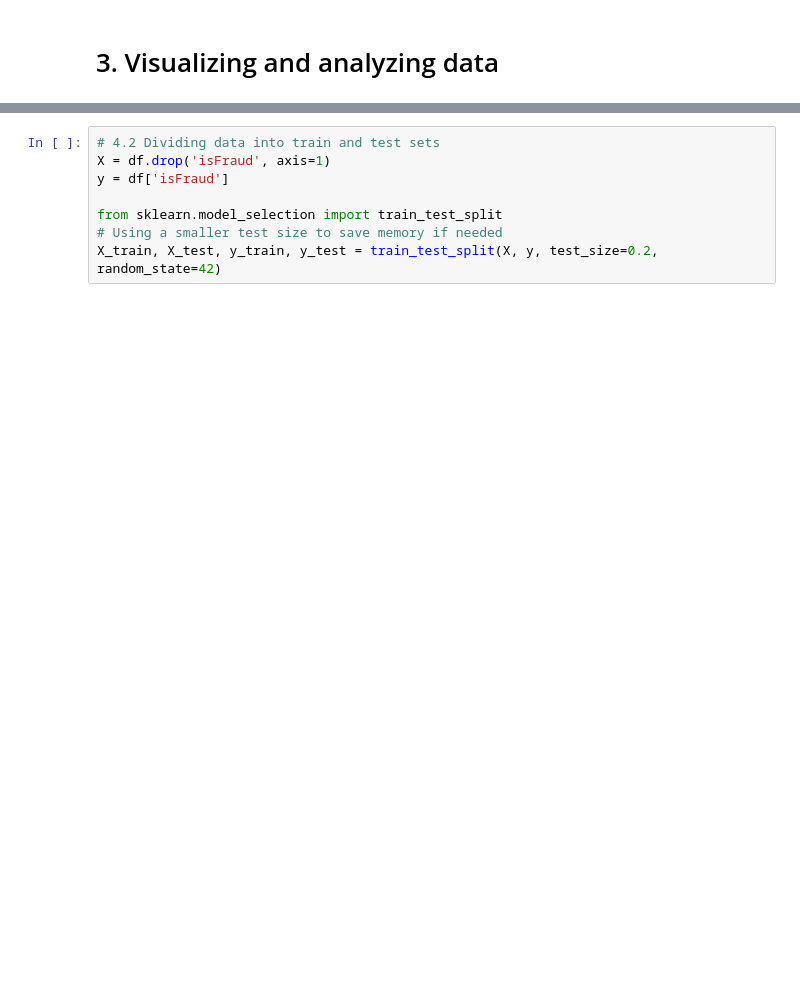
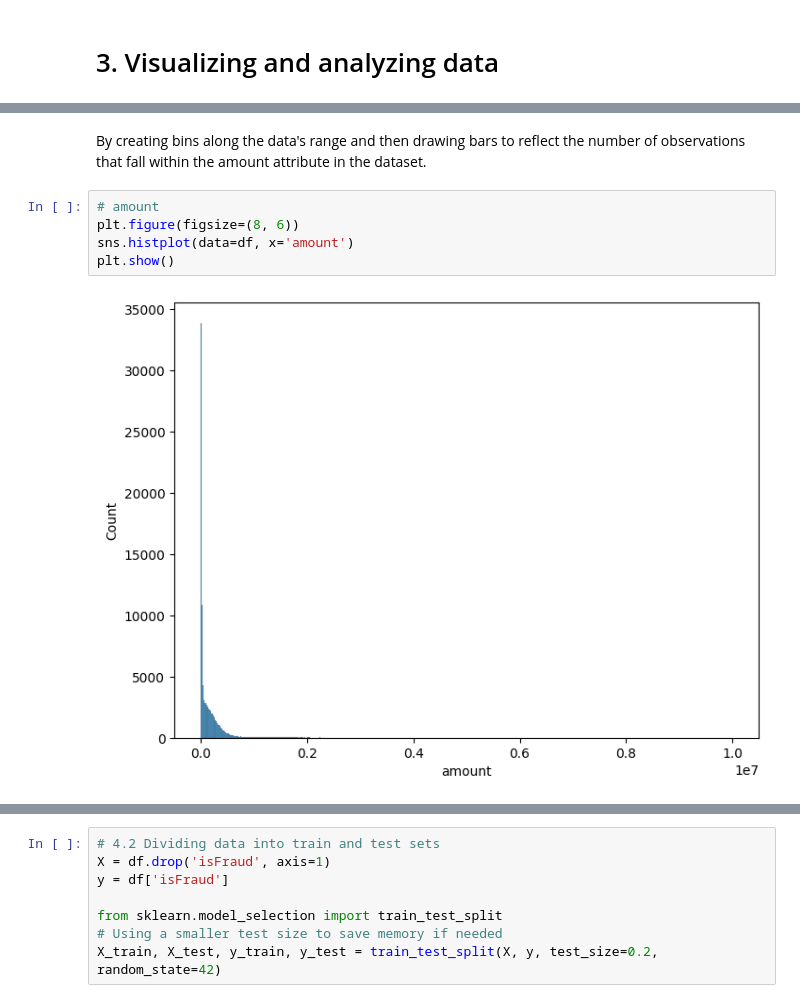
Before and after one commit to TAbhinayaChowdary/Online-Payments-Fraud-Detection, a Jupyter notebook: training/ONLINE PAYMENTS FRAUD DETECTION.ipynb, the cells around one changed output, grey strips where cells are left out. Drawn from its saved outputs; the diff is of its cells as text; blank space fills up the shorter version.

```diff
--- a/training/ONLINE PAYMENTS FRAUD DETECTION.ipynb
+++ b/training/ONLINE PAYMENTS FRAUD DETECTION.ipynb
@@ -31,0 +119,9 @@ df.head()
+# %% [markdown]
+By creating bins along the data's range and then drawing bars to reflect the number of observations that fall within the amount attribute in the dataset.
+# %%
+# amount
+plt.figure(figsize=(8, 6))
+sns.histplot(data=df, x='amount')
+plt.show()
+# %% [output]
+[figure, added]
```
Also changed, not shown: parts of 95 cells of this notebook, 12 other files.
